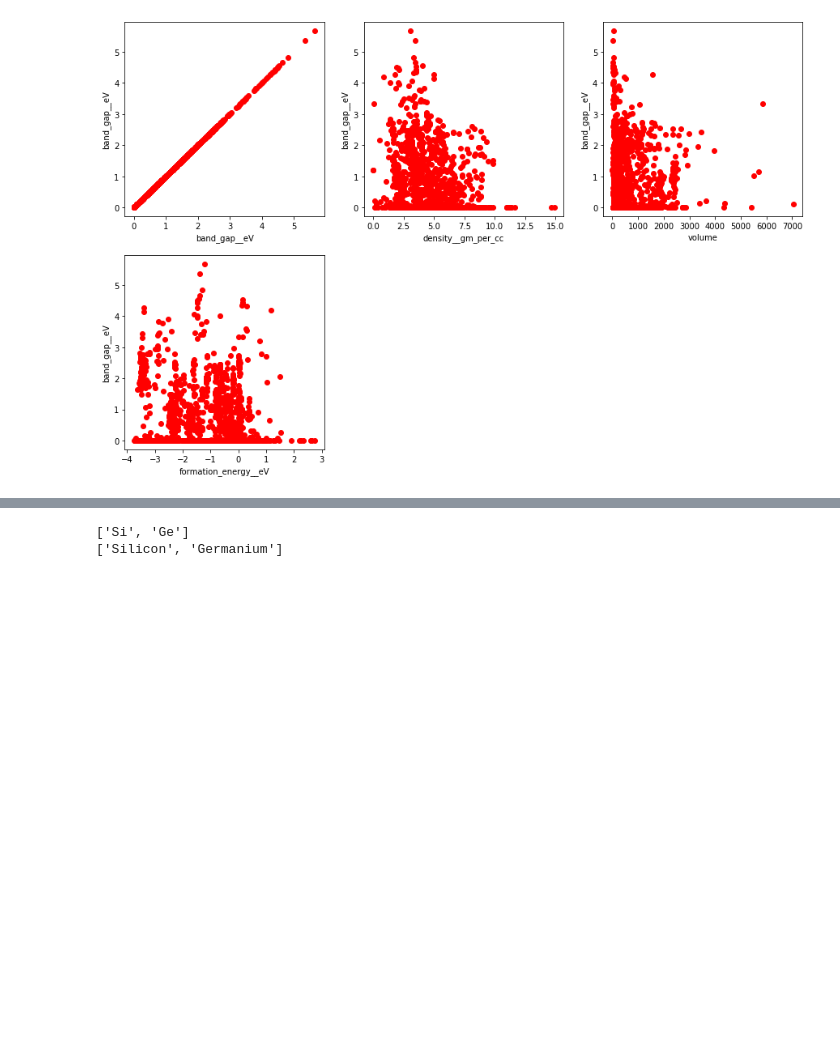
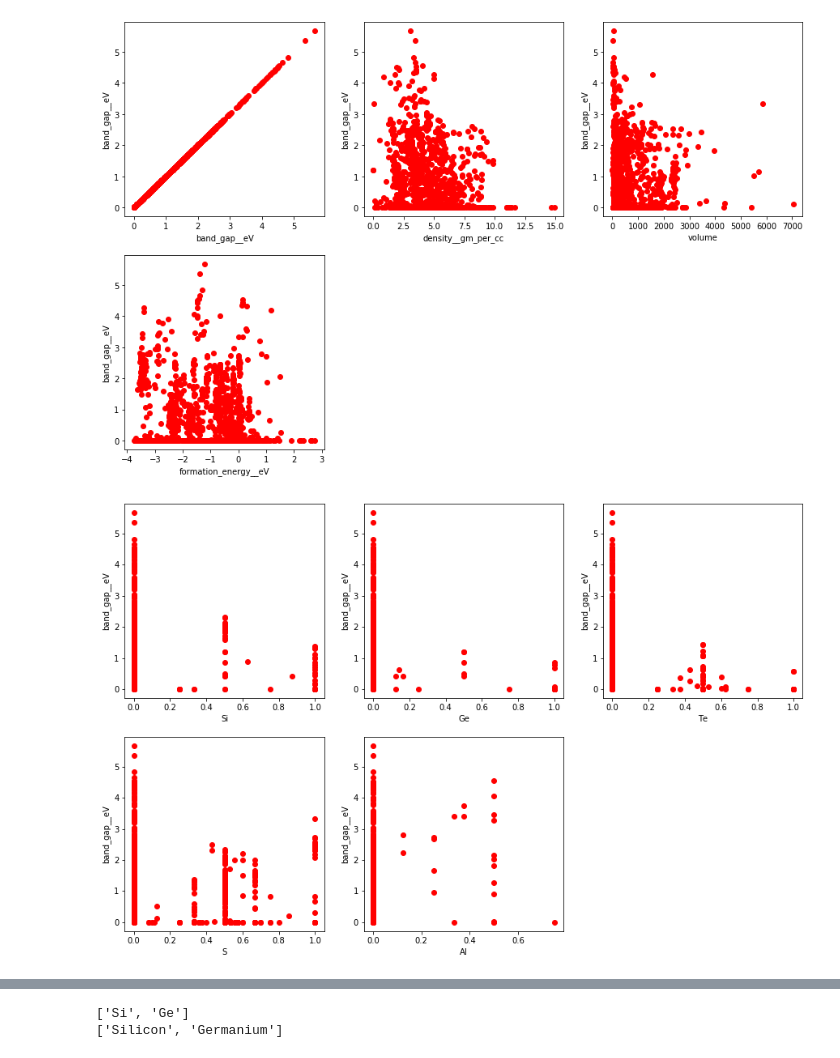
Before and after one commit to Exabyte-io/rewotes, a Jupyter notebook: emripka/ipynb/model_prototyping.ipynb, the cells around one changed output, grey strips where cells are left out. Cells and saved outputs as stored; diff of their text form; code cells hidden in the pictures; blank space fills up the shorter version.

```diff
--- a/emripka/ipynb/model_prototyping.ipynb
+++ b/emripka/ipynb/model_prototyping.ipynb
@@ -109,4 +109,18 @@ for idx, key in enumerate(non_element_keys):
     plt.subplots_adjust(wspace=0.2, hspace=0.2)
 # %% [output]
 [figure]
+# %%
+rcParams['figure.figsize'] = 15,15
+rows, cols = 3, 3
+
+yaxis = dataframe['band_gap__eV']
+for idx, key in enumerate(["Si","Ge","Te","S","Al"]):
+    xaxis = dataframe[key]
+
+    plt.subplot(rows,cols,idx+1)
+    plt.plot(xaxis, yaxis, "ro")
+    plt.xlabel(key)
+    plt.ylabel('band_gap__eV')
+# %% [output]
+[figure, added]
 # %%
```
Also changed, not shown: parts of 13 cells of this notebook, 5 other files.
